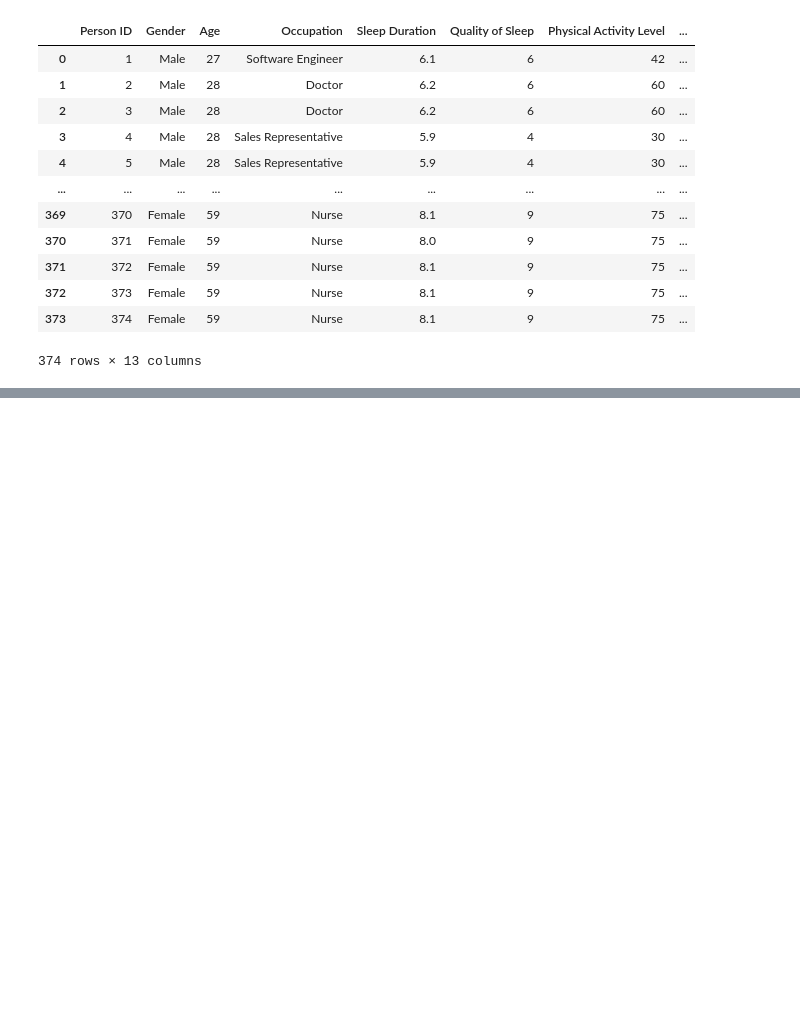
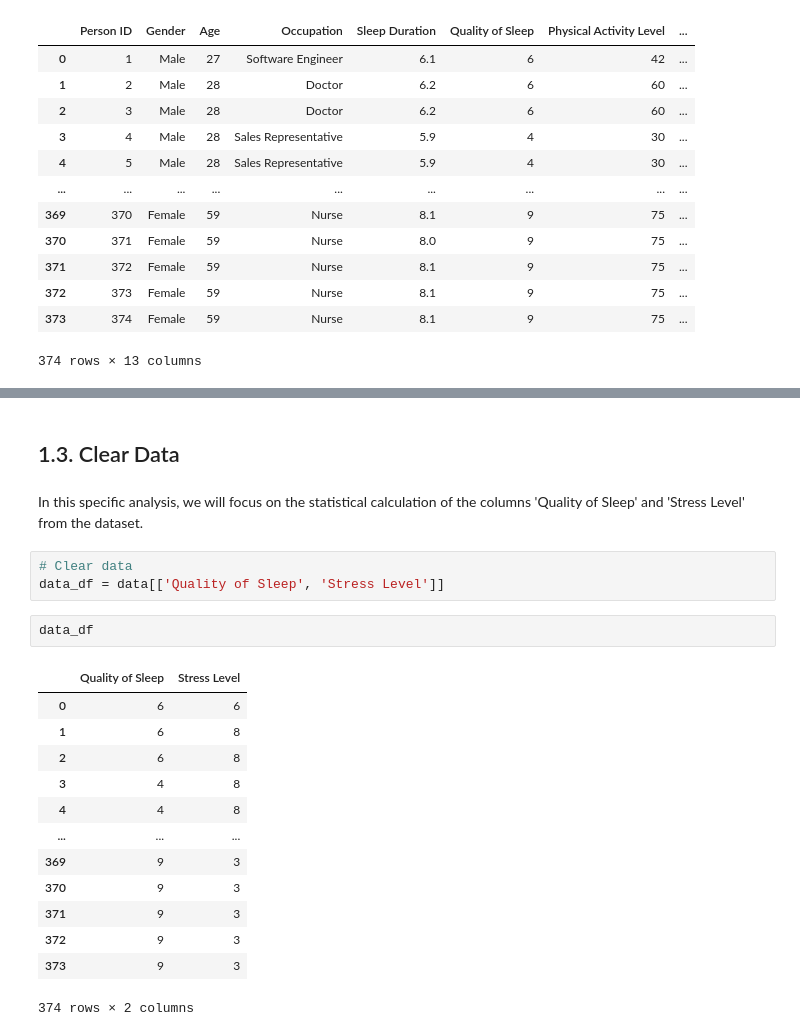
Before and after one commit to legiahanphamm/mas291, a Jupyter notebook: mas291/notebooks/main.ipynb, the cells around one changed output, grey strips where cells are left out. Saved outputs shown, nothing was run; the diff lists cells and outputs as text; blank space fills up the shorter version.

```diff
--- a/mas291/notebooks/main.ipynb
+++ b/mas291/notebooks/main.ipynb
@@ -34,0 +54,23 @@ data
+# %% [markdown]
+## 1.3. Clear Data
+# %% [markdown]
+In this specific analysis, we will focus on the statistical calculation of the columns 'Quality of Sleep' and 'Stress Level' from the dataset.
+# %%
+# Clear data
+data_df = data[['Quality of Sleep', 'Stress Level']]
+# %%
+data_df
+# %% [output]
+|  | Quality of Sleep | Stress Level |
+| 0 | 6 | 6 |
+| 1 | 6 | 8 |
+| 2 | 6 | 8 |
+| 3 | 4 | 8 |
+| 4 | 4 | 8 |
+| ... | ... | ... |
+| 369 | 9 | 3 |
+| 370 | 9 | 3 |
+| 371 | 9 | 3 |
+| 372 | 9 | 3 |
+| 373 | 9 | 3 |
+374 rows × 2 columns
```
Also changed, not shown: parts of 13 cells of this notebook, 1 other file.
